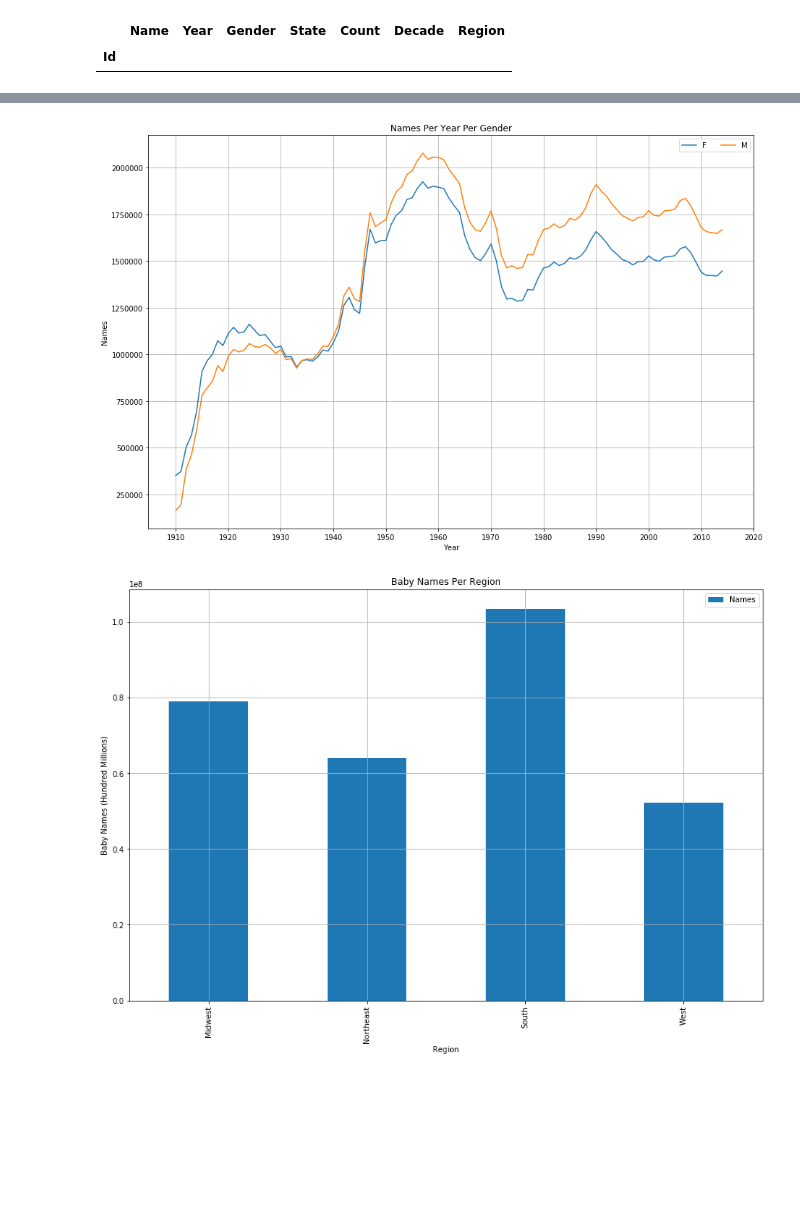
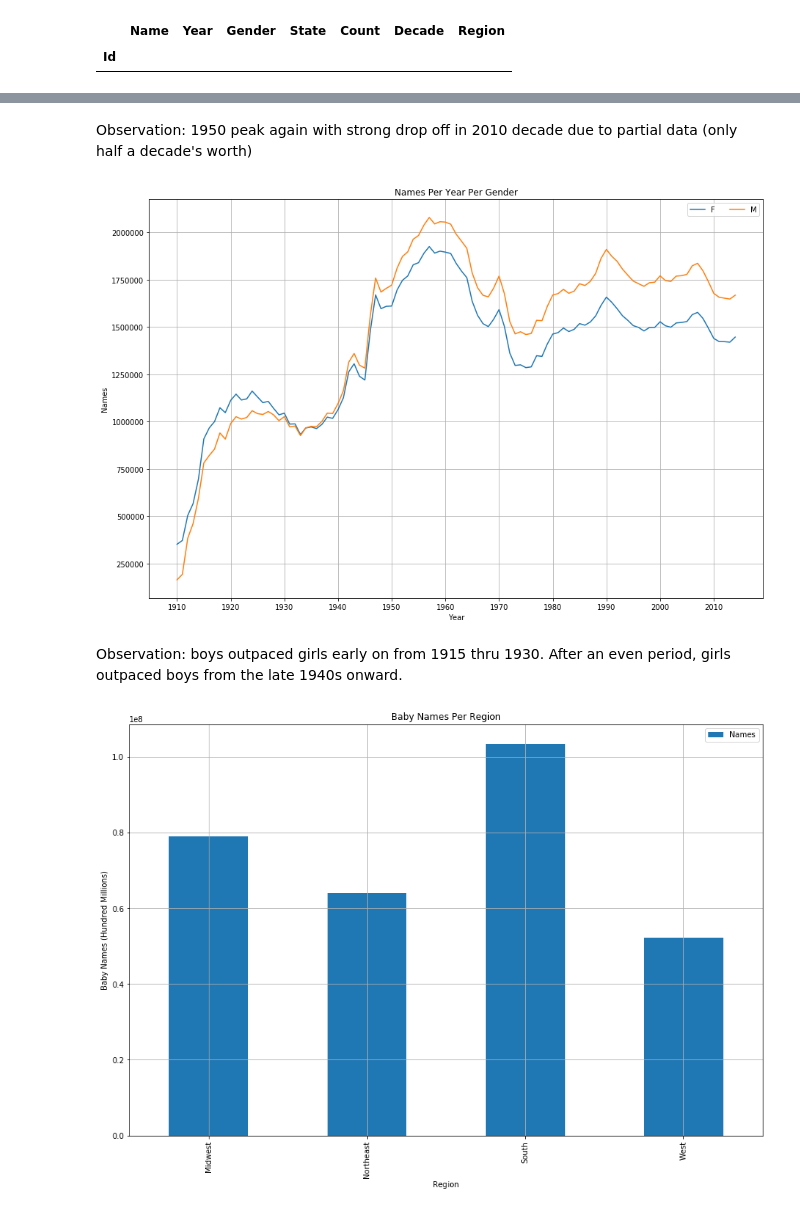
Before and after one commit to kekelee0714/BootcampProject, a Jupyter notebook: US Baby Names Presentation.ipynb, the cells around one changed output, grey strips where cells are left out. Drawn from its saved outputs; the diff is of its cells as text; code cells hidden in the pictures; blank space fills up the shorter version.

Commit message:
combined into US Baby Names Presentation

```diff
--- a/US Baby Names Presentation.ipynb
+++ b/US Baby Names Presentation.ipynb
@@ -138,20 +155,25 @@ plt.savefig(f'Output/Names Per Decade.png')
+# %% [markdown]
+Observation: 1950 peak again with strong drop off in 2010 decade due to partial data (only half a decade's worth)
 # %%
+#now names per gender per year...
 GenderNameGB = baby_name_new.groupby(['Year', 'Gender'])['Count'].sum()
 GenderNameGBDF = pd.DataFrame(GenderNameGB)
 GenderNameGBDF
 GenderNameGBDF.rename(index={0: "Year", 1: "Gender", 2: "Count"})
 GenderNameGBDFX = GenderNameGBDF.unstack()
 GenderNameGBDFX.columns = GenderNameGBDFX.columns.droplevel()
 GenderNameGBDFX
 multi_plot = GenderNameGBDFX.plot(kind="line", figsize=(15, 10))
 multi_plot.set_title("Names Per Year Per Gender")
 multi_plot.set_xlabel('Year')
 multi_plot.set_ylabel('Names')
 multi_plot.legend(ncol=2)
-years = list(range(1910, 2021, 10))
+years = list(range(1910, 2011, 10))
 plt.xticks(years)
 plt.grid()
 plt.savefig(f'Output/Names Per Gender.png')
 # %% [output]
-[figure, old version]
+[figure, new version]
+# %% [markdown]
+Observation: boys outpaced girls early on from 1915 thru 1930. After an even period, girls outpaced boys from the late 1940s onward.
 # %%
```
Also changed, not shown: parts of 14 cells of this notebook, 4 other files.
